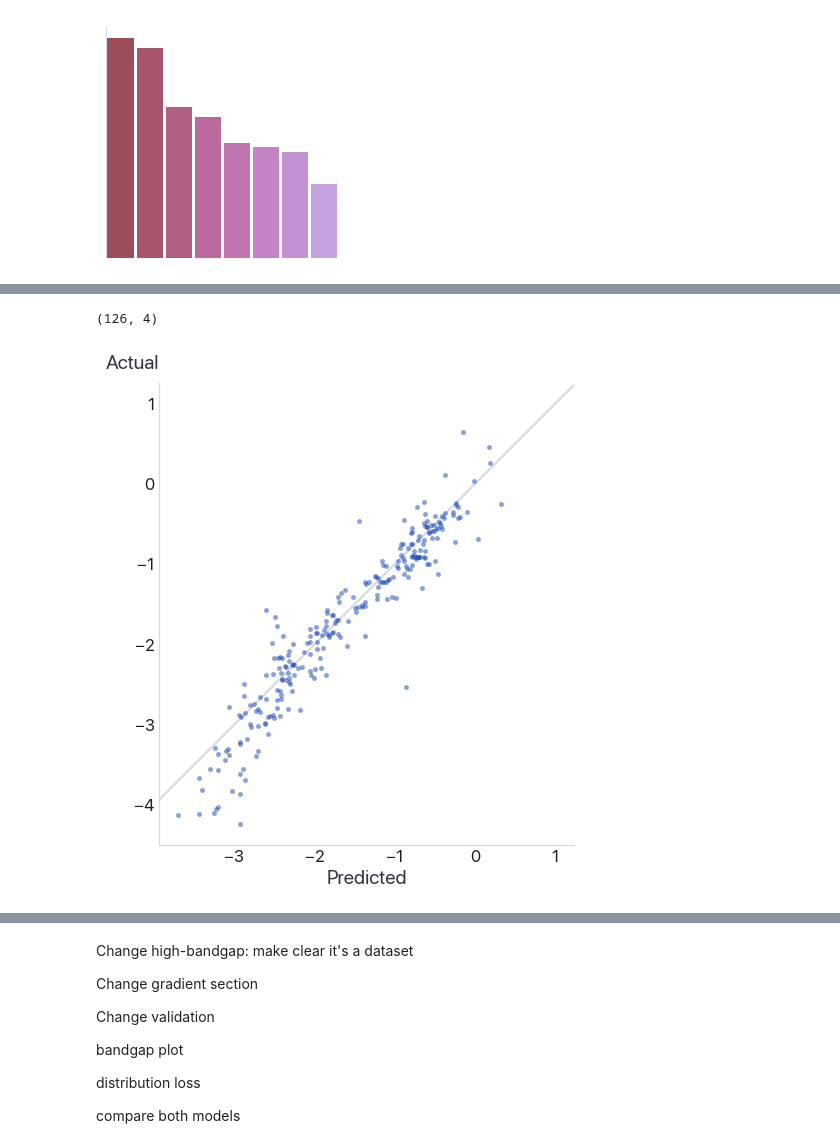
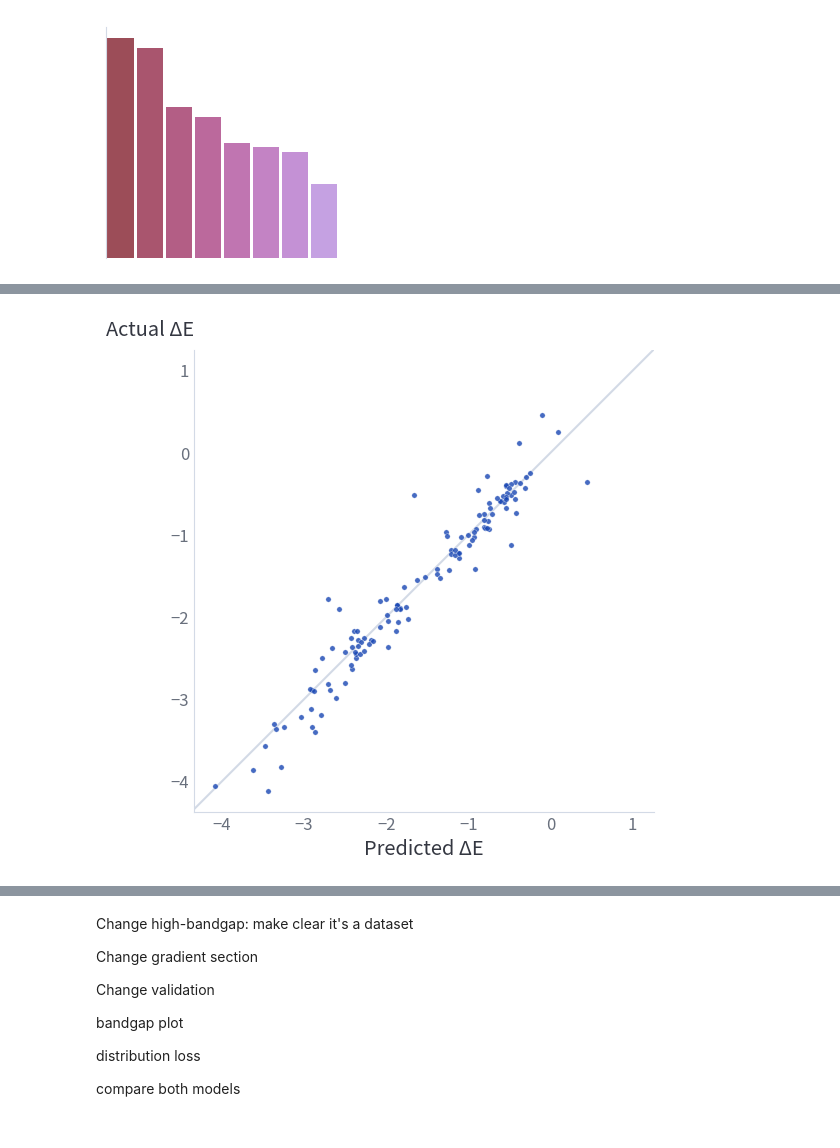
Before and after one commit to nicholas-miklaucic/ood-materials, a Jupyter notebook: paper-visuals.ipynb, the cells around one changed output, grey strips where cells are left out. Saved outputs shown, nothing was run; the diff lists cells and outputs as text; code cells hidden in the pictures.

```diff
--- a/paper-visuals.ipynb
+++ b/paper-visuals.ipynb
@@ -8,6 +8,17 @@ import rho_plus as rp
 
 theme, cs = rp.mpl_setup(False)
 
+plt.rcParams['axes.labelcolor'] = plt.rcParams['text.color']
 plt.rcParams['legend.labelcolor'] = plt.rcParams['axes.titlecolor']
 plt.rcParams['legend.edgecolor'] = plt.rcParams['axes.facecolor']
-plt.rcParams['font.family'] = 'Source Han Sans JP'
+plt.rcParams['font.family'] = 'Source Han Sans'
+# %%
+import matplotlib.font_manager as font_manager
+
+font_path = '/home/nmiklaucic/Downloads/SubsetOTF/JP/SourceHanSansJP-Regular.otf'  # Your font path goes here
+font_manager.fontManager.addfont(font_path)
+prop = font_manager.FontProperties(fname=font_path)
+
+plt.rcParams['font.family'] = prop.get_name()
+
+plt.plot([1, 2], [2, 3])
@@ -519,5 +475,5 @@ posx and posy should be finite values
 # %%
-resdf = pd.read_feather('exps/delta_e_piezo_3_long/results_ema.feather')
+resdf = pd.read_feather('piezo_results_ema.feather')
 display(resdf.groupby('dataset').mean().T)
 sns.catplot(resdf, y='dataset', x='loss', kind='bar')
 # %% [output]
@@ -530,4 +485,0 @@ sns.catplot(resdf, y='dataset', x='loss', kind='bar')
-# %%
-resdf = pd.read_feather('exps/delta_e_piezo_3_weighted/results_ema.feather')
-display(resdf.groupby('dataset').mean().T)
-sns.catplot(resdf, y='dataset', x='loss', kind='bar')
@@ -541,4 +485,0 @@ sns.catplot(resdf, y='dataset', x='loss', kind='bar')
-# %%
-resdf.query('dataset == "piezo"').shape
-# %% [output]
-(126, 4)
@@ -545,11 +488,14 @@ resdf.query('dataset == "piezo"').shape
 # %%
-plt.gca().set_aspect('equal', adjustable='box')
-plt.axline((0, 0), (1, 1), c=plt.rcParams['axes.edgecolor'], zorder=-99)
-sns.scatterplot(resdf.query('dataset == "piezo"'), x='output', y='target', ec=None, s=10, alpha=0.5)
-plt.xlabel('Predicted')
-plt.ylabel('Actual')
+fig, ax = plt.subplots(figsize=(6, 6))
+ax.set_aspect('equal', adjustable='box')
+ax.axline((0, 0), (1, 1), c=plt.rcParams['axes.edgecolor'], zorder=-99)
+sns.scatterplot(resdf.query('dataset == "piezo"'), x='output', y='target', label='CAL', ec=plt.rcParams['axes.facecolor'], s=15, alpha=0.8, ax=ax)
+# sns.scatterplot(baseline_resdf.query('dataset == "piezo"'), x='output', y='target', label='Baseline', ec=plt.rcParams['axes.facecolor'], s=15, alpha=0.8, ax=ax)
+ax.get_legend().set_visible(False)
+ax.set_xlabel('Predicted ΔE')
+ax.set_ylabel('Actual ΔE')
 # plt.title('Predicted Formation Energy (Piezo)')
-rp.ylabel_top()
-plt.savefig('figs/piezo_scatter.png')
+rp.ylabel_top(ax=ax)
+fig.savefig('figs/piezo_scatter.png')
 # %% [output]
-[figure, old version]
+[figure, new version]
```
Also changed, not shown: parts of 41 cells of this notebook, 15 other files.
